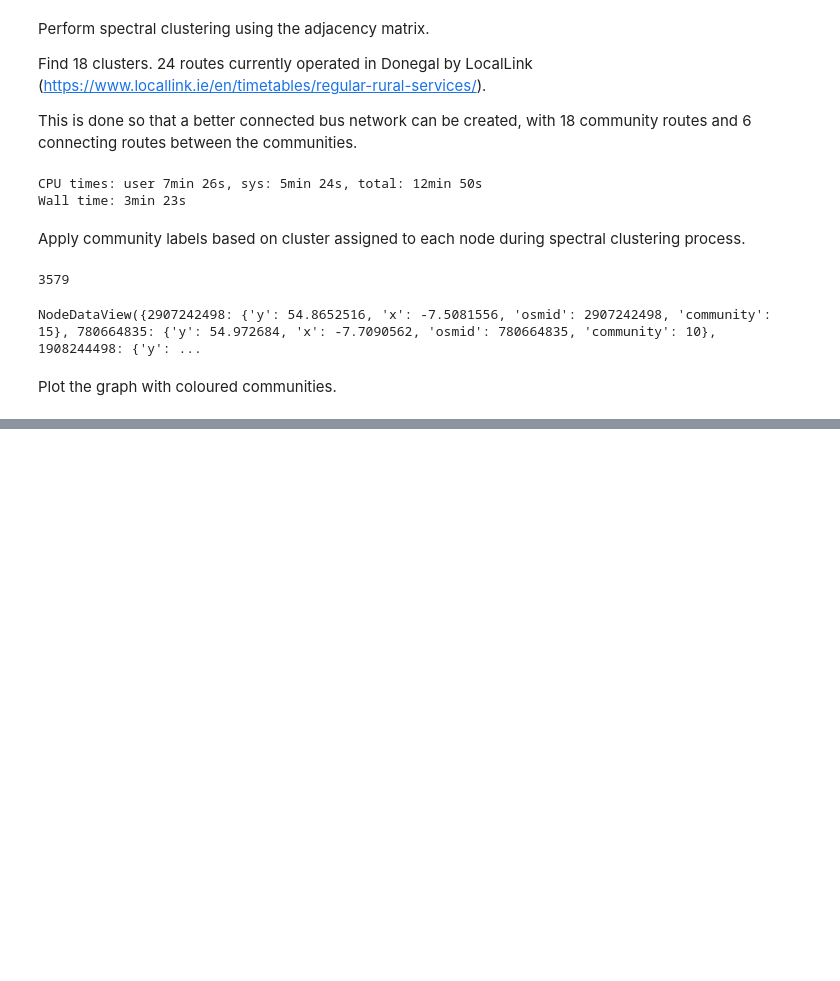
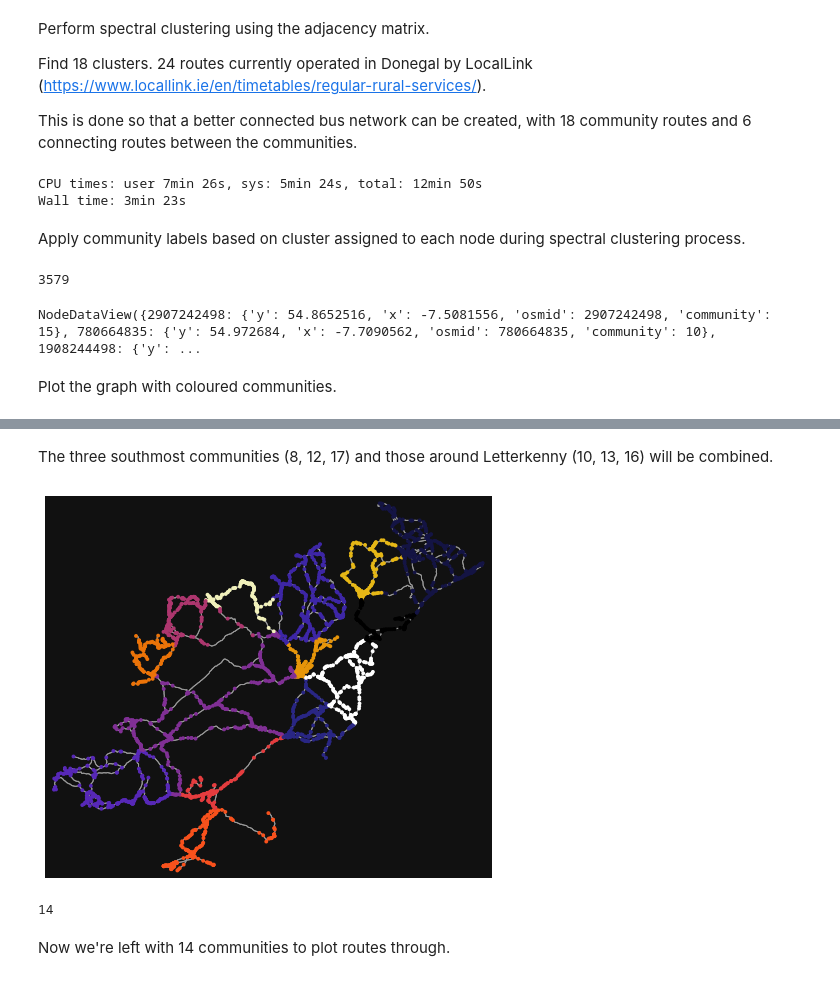
Before and after one commit to ancodia/donegal-bus-routes, a Jupyter notebook: route_planning/notebooks/community_detection.ipynb, the cells around one changed output, grey strips where cells are left out. Cells and saved outputs as stored; diff of their text form; code cells hidden in the pictures; blank space fills up the shorter version.

```diff
--- a/route_planning/notebooks/community_detection.ipynb
+++ b/route_planning/notebooks/community_detection.ipynb
@@ -168,0 +114,10 @@ sc_19_ = np.load("../clusters/sc_19_.npy")
+# %%
+import matplotlib as plt
+from IPython.display import Markdown
+# get colour of each community
+unique_colours = node_colours.unique()
+for colour in unique_colours:
+    node = node_colours[node_colours == colour].index[0]
+    community = G.nodes[node]["community"]
+    hex_colour = plt.colors.to_hex(colour)
+    display(Markdown(f'<span style="color: {hex_colour}">Community {community}</span>'))
@@ -168,0 +138,18 @@ sc_19_ = np.load("../clusters/sc_19_.npy")
+# %% [markdown]
+The three southmost communities (8, 12, 17) and those around Letterkenny (10, 13, 16) will be combined.
+# %%
+for node in G.nodes:
+    community = G.nodes[node]["community"]
+    if community == 8 or community == 12 or community == 17:
+        G.nodes[node]["community"] = 8
+    if community == 10 or community == 13 or community == 16:
+        G.nodes[node]["community"] = 10
+# %%
+node_colours = ox.plot.get_node_colors_by_attr(G, attr="community", cmap="CMRmap")
+fig, ax = ox.plot_graph(G, node_color=node_colours)
+len(node_colours.unique())
+# %% [output]
+[figure, added]
+14
+# %% [markdown]
+Now we're left with 14 communities to plot routes through.
```
Also changed, not shown: parts of 19 cells of this notebook, 15 other files.
